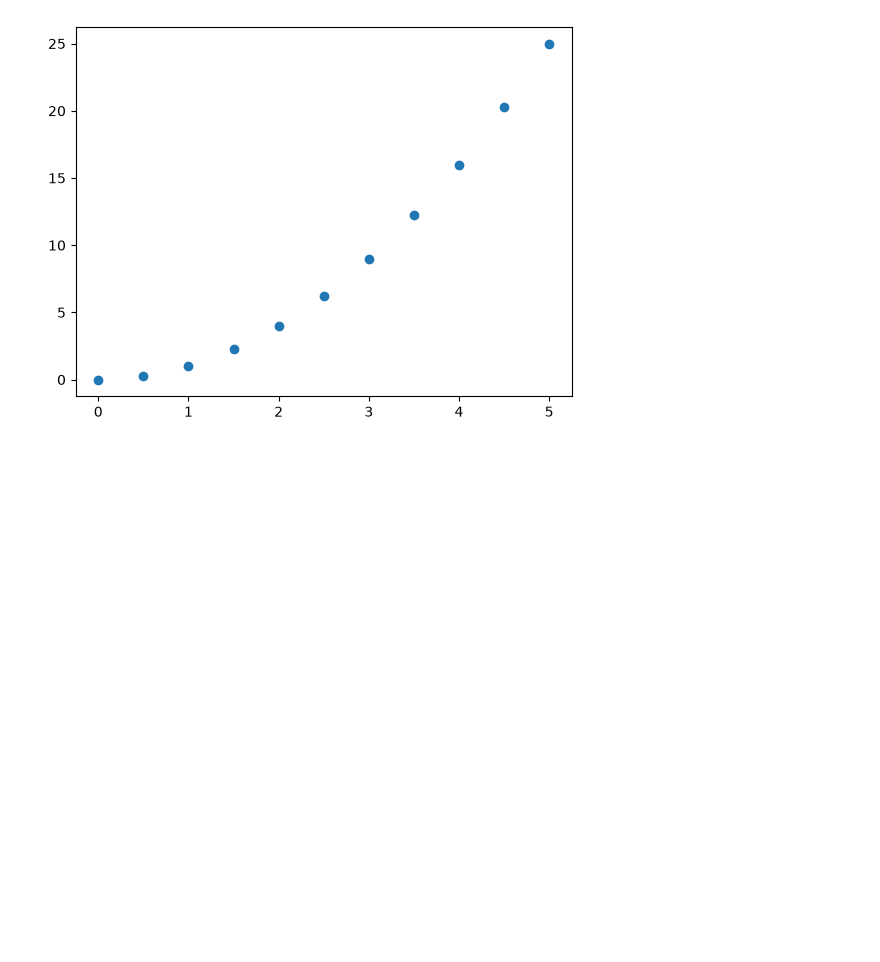
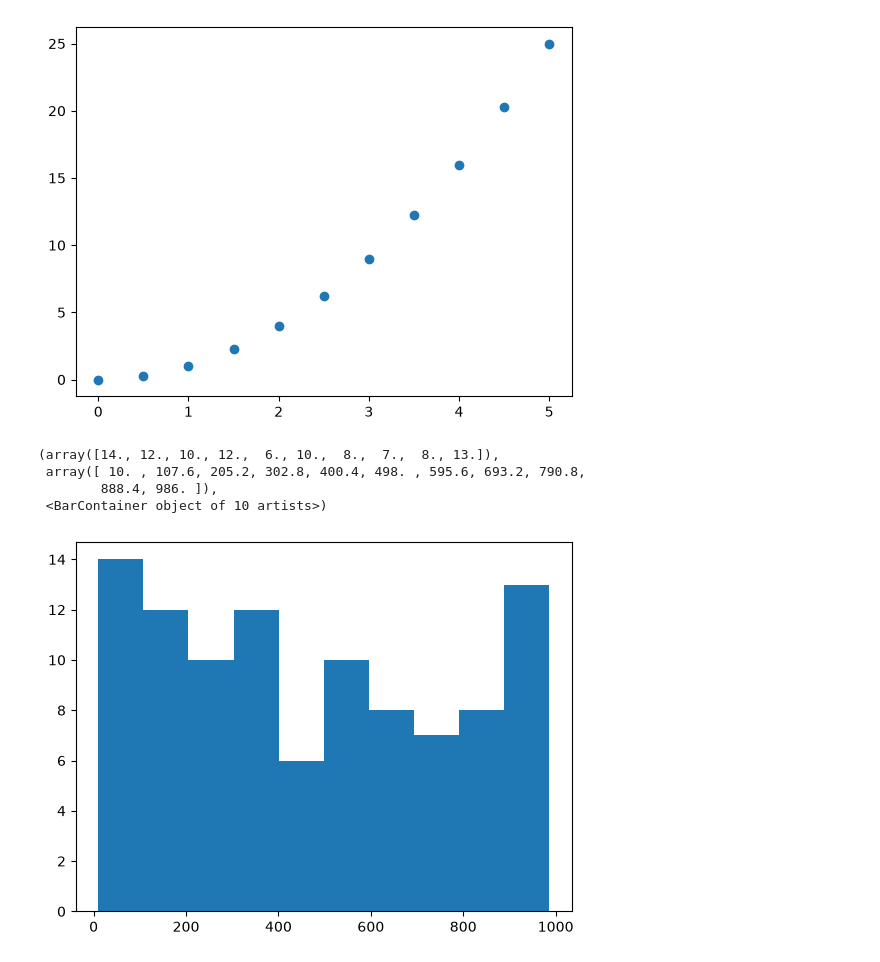
Before and after one commit to Mayankjoshi009/Python-, a Jupyter notebook: Matplotlib & Seaborn/Matplotlib.ipynb, the cells around one changed output. Drawn from its saved outputs; the diff is of its cells as text; code cells hidden in the pictures; blank space fills up the shorter version.

```diff
--- a/Matplotlib & Seaborn/Matplotlib.ipynb
+++ b/Matplotlib & Seaborn/Matplotlib.ipynb
@@ -67,3 +67,13 @@ plt.scatter(x,y)
 # %% [output]
 <matplotlib.collections.PathCollection at 0x...>
 [figure]
+# %%
+from random import sample
+data = sample(range(1,1000),100)
+plt.hist(data)
+# %% [output]
+(array([14., 12., 10., 12.,  6., 10.,  8.,  7.,  8., 13.]),
+ array([ 10. , 107.6, 205.2, 302.8, 400.4, 498. , 595.6, 693.2, 790.8,
+        888.4, 986. ]),
+ <BarContainer object of 10 artists>)
+[figure, added]
```
Also changed, not shown: parts of 3 cells of this notebook.
